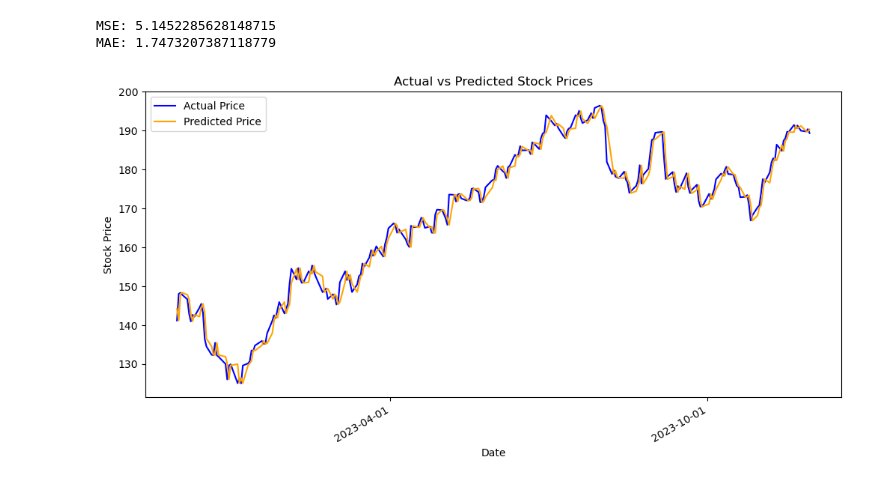
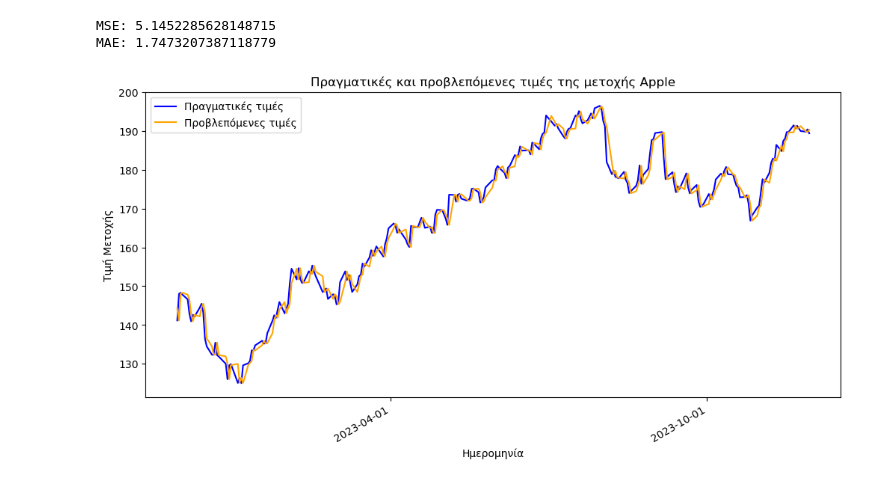
Before and after one commit to KwstasGer/Stock-Prediction-App, a Jupyter notebook: jupyter_ai_project/Linear_regression.ipynb, the cells around one changed output. Drawn from its saved outputs; the diff is of its cells as text; code cells hidden in the pictures.

```diff
--- a/jupyter_ai_project/Linear_regression.ipynb
+++ b/jupyter_ai_project/Linear_regression.ipynb
@@ -74,16 +71,16 @@ MSE: 5.1452285628148715
 MAE: 1.7473207387118779
 # %%
 plt.figure(figsize=(12, 6))
-plt.plot(X_test['Date'], y_test, color='blue', label='Actual Price')  # Actual prices
-plt.plot(X_test['Date'], predictions, color='orange', label='Predicted Price')  # Predicted prices
-plt.title('Actual vs Predicted Stock Prices')
-plt.xlabel('Date')
-plt.ylabel('Stock Price')
+plt.plot(X_test['Date'], y_test, color='blue', label='Πραγματικές τιμές')  # Πραγματικές τιμές
+plt.plot(X_test['Date'], predictions, color='orange', label='Προβλεπόμενες τιμές')  # Προβλεπόμενες τιμές
+plt.title('Πραγματικές και προβλεπόμενες τιμές της μετοχής Apple')
+plt.xlabel('Ημερομηνία')
+plt.ylabel('Τιμή Μετοχής')
 plt.legend()
-plt.gcf().autofmt_xdate()  # Auto-rotate dates
+plt.gcf().autofmt_xdate()
 plt.gca().xaxis.set_major_formatter(mdates.DateFormatter('%Y-%m-%d'))
-plt.gca().xaxis.set_major_locator(mdates.MonthLocator(interval=6))  # Set ticks every 6 months
+plt.gca().xaxis.set_major_locator(mdates.MonthLocator(interval=6))
 
 plt.show()
 # %% [output]
-[figure, old version]
+[figure, new version]
```
Also changed, not shown: parts of 2 cells of this notebook, 3 other files.
